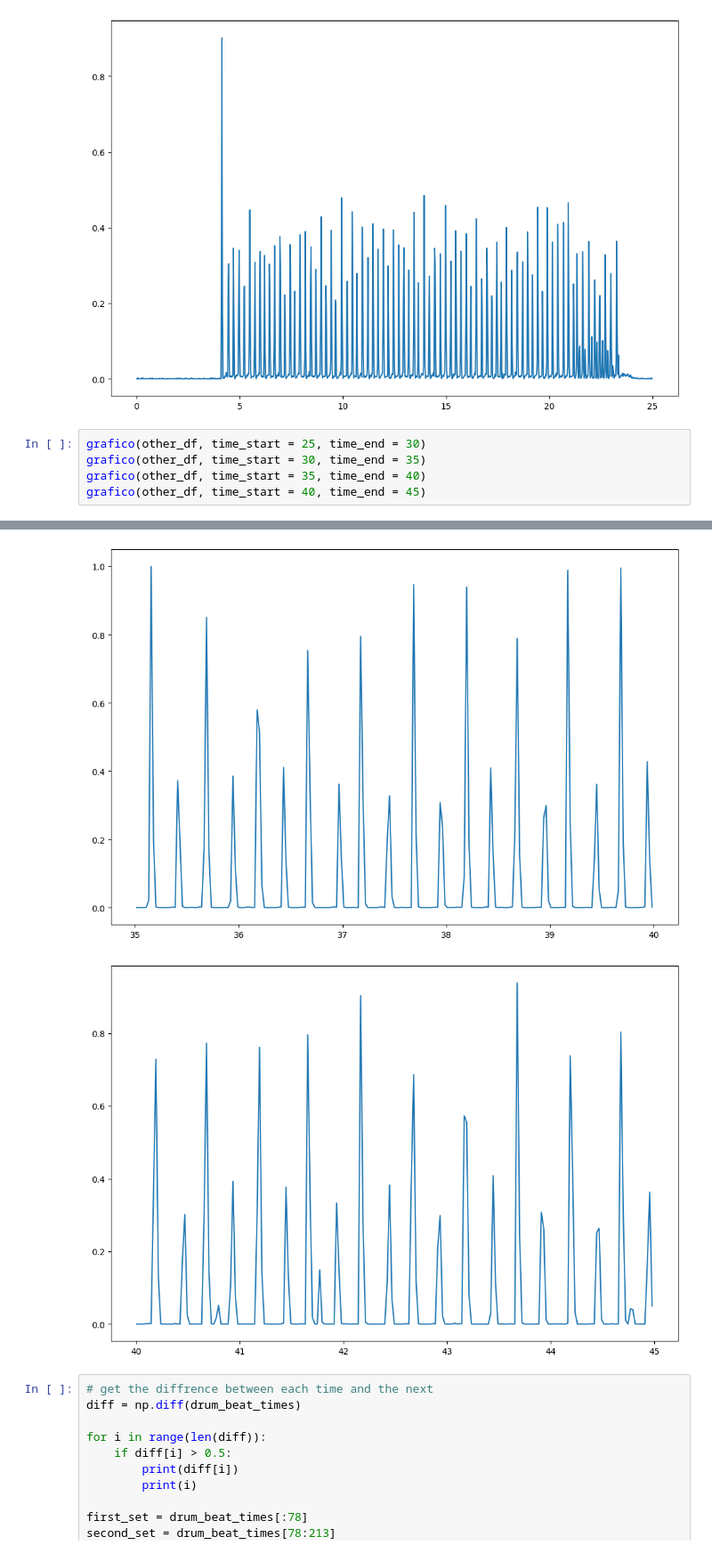
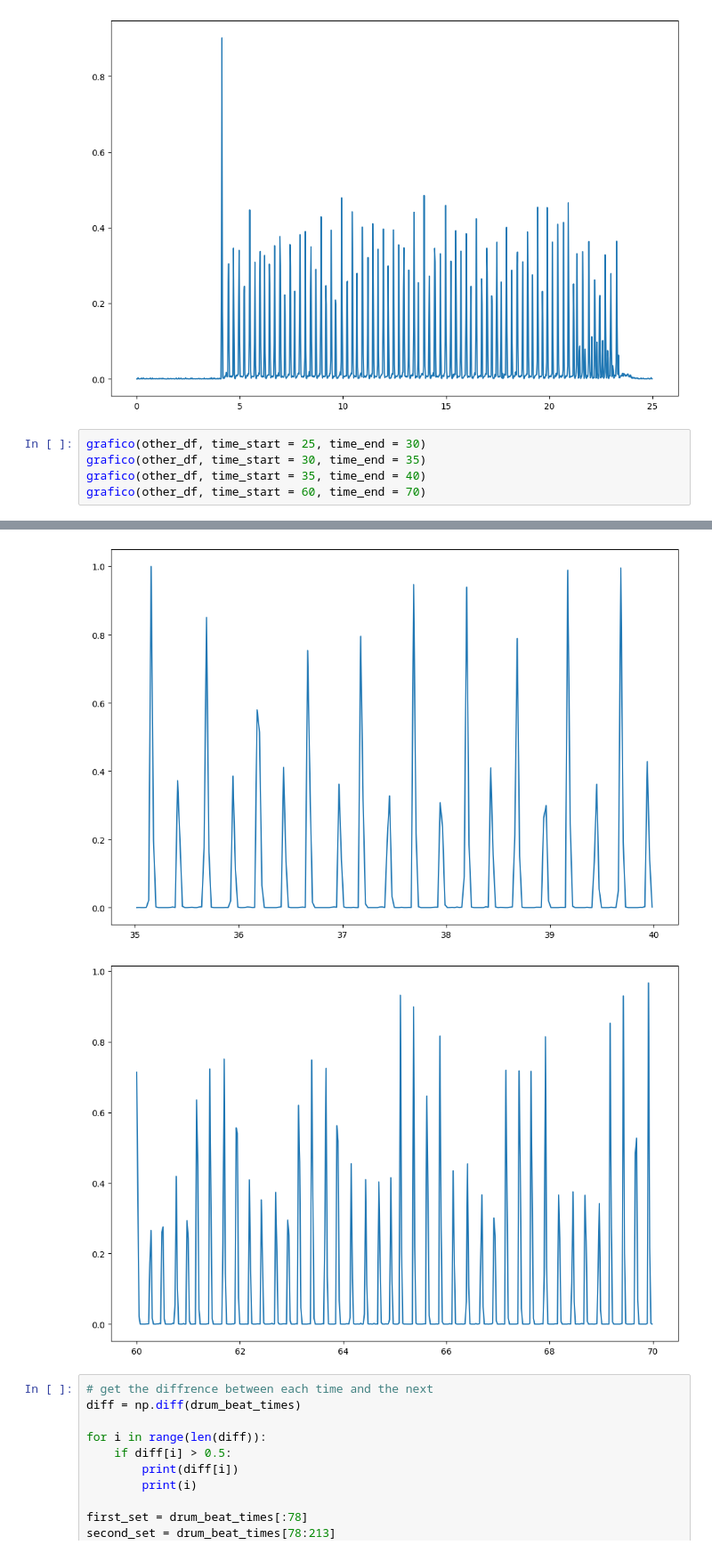
Before and after one commit to MicolGiannelli19/drum_beat_time, a Jupyter notebook: audio_to_data.ipynb, the cells around one changed output, grey strips where cells are left out. Shown at 89% size. Drawn from its saved outputs; the diff is of its cells as text.

```diff
--- a/audio_to_data.ipynb
+++ b/audio_to_data.ipynb
@@ -154,13 +154,13 @@ grafico(other_df, time_start = 0, time_end = 25)
 # %%
 grafico(other_df, time_start = 25, time_end = 30)
 grafico(other_df, time_start = 30, time_end = 35)
 grafico(other_df, time_start = 35, time_end = 40)
-grafico(other_df, time_start = 40, time_end = 45)
+grafico(other_df, time_start = 60, time_end = 70)
 # %% [output]
 [figure]
 [figure]
 [figure]
-[figure, old version]
+[figure, new version]
 # %%
 # get the diffrence between each time and the next
 diff = np.diff(drum_beat_times)
```
Also changed, not shown: parts of 6 cells of this notebook.
